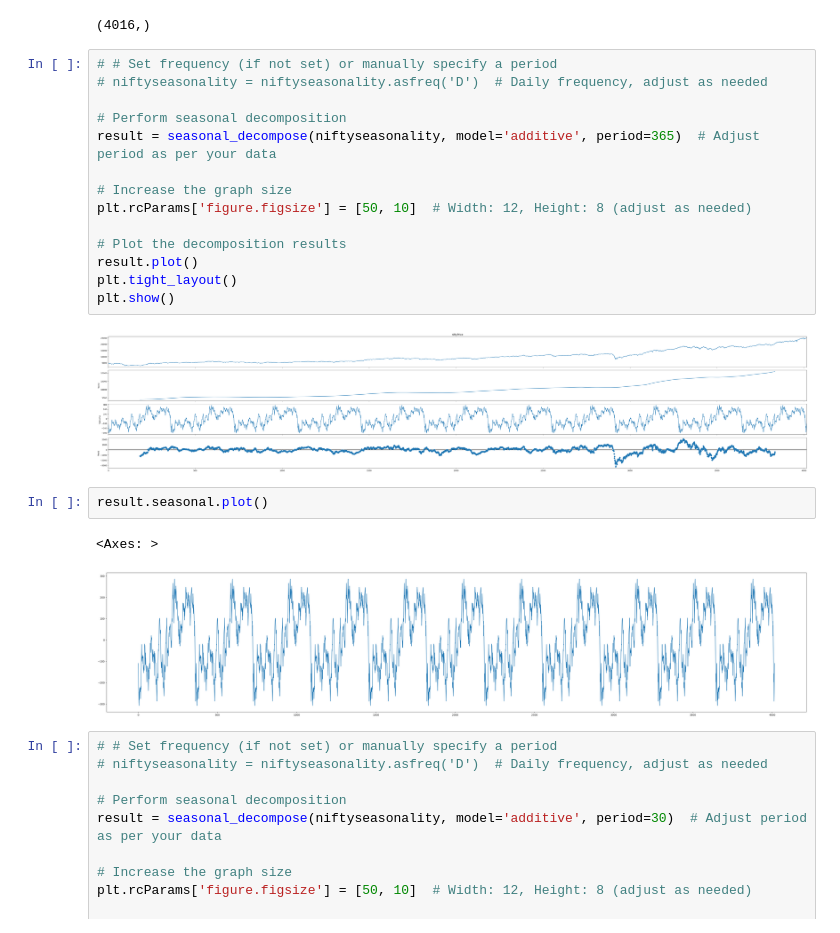
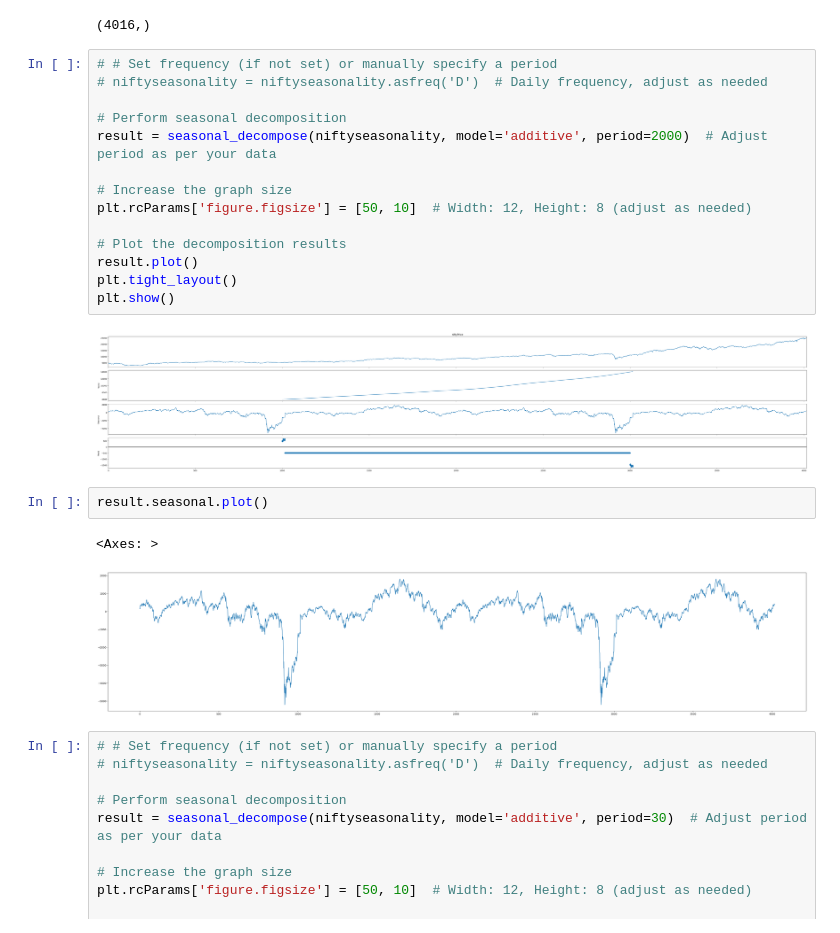
Before and after one commit to albertodavincishekhawat/Nifty-PredictionbyMacro, a Jupyter notebook: MarketPredictionUsingMacroDataUsingTFT.ipynb, the cells around one changed output. Cells and saved outputs as stored; diff of their text form.

Commit message:
seasonality

```diff
--- a/MarketPredictionUsingMacroDataUsingTFT.ipynb
+++ b/MarketPredictionUsingMacroDataUsingTFT.ipynb
@@ -1191,24 +1191,24 @@ niftyseasonality.shape
 # %%
 # # Set frequency (if not set) or manually specify a period
 # niftyseasonality = niftyseasonality.asfreq('D')  # Daily frequency, adjust as needed
 
 # Perform seasonal decomposition
-result = seasonal_decompose(niftyseasonality, model='additive', period=365)  # Adjust period as per your data
+result = seasonal_decompose(niftyseasonality, model='additive', period=2000)  # Adjust period as per your data
 
 # Increase the graph size
 plt.rcParams['figure.figsize'] = [50, 10]  # Width: 12, Height: 8 (adjust as needed)
 
 # Plot the decomposition results
 result.plot()
 plt.tight_layout()
 plt.show()
 # %% [output]
-[figure, old version]
+[figure, new version]
 # %%
 result.seasonal.plot()
 # %% [output]
 <Axes: >
-[figure, old version]
+[figure, new version]
 # %%
 # # Set frequency (if not set) or manually specify a period
 # niftyseasonality = niftyseasonality.asfreq('D')  # Daily frequency, adjust as needed
```
Also changed, not shown: parts of 1 cell of this notebook.
